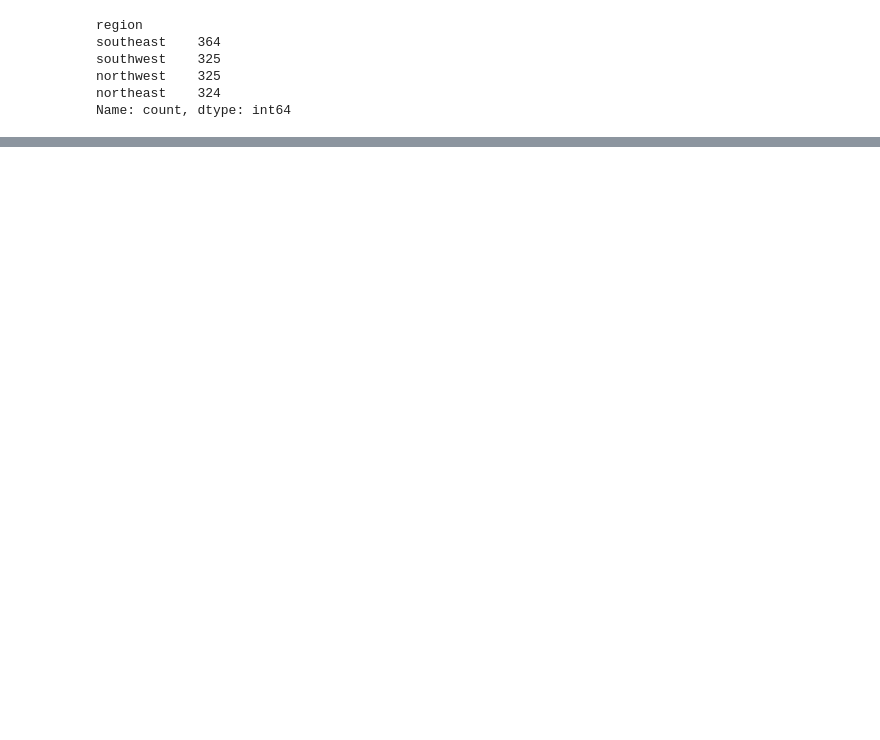
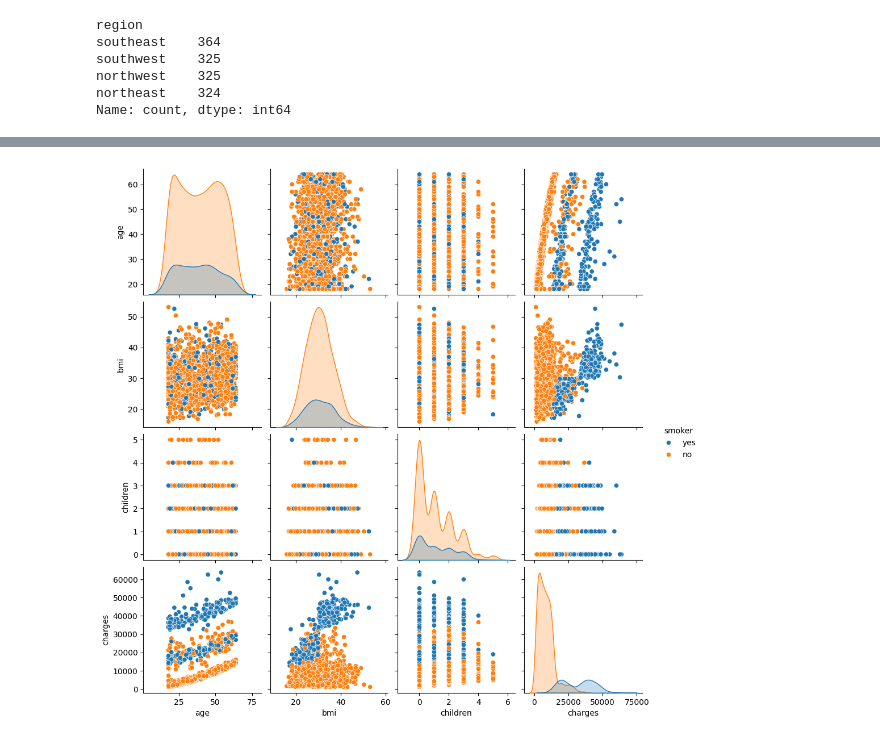
Before and after one commit to mohammedip/Pr-dicteur-de-Charges-d-Assurance-Maladie, a Jupyter notebook: notebooks/01-EDA.ipynb, the cells around one changed output, grey strips where cells are left out. Drawn from its saved outputs; the diff is of its cells as text; code cells hidden in the pictures; blank space fills up the shorter version.

```diff
--- a/notebooks/01-EDA.ipynb
+++ b/notebooks/01-EDA.ipynb
@@ -52,0 +137,5 @@ Name: count, dtype: int64
+# %%
+sns.pairplot(df, hue="smoker")
+plt.show()
+# %% [output]
+[figure, added]
```
Also changed, not shown: parts of 25 cells of this notebook, 1 other file.
